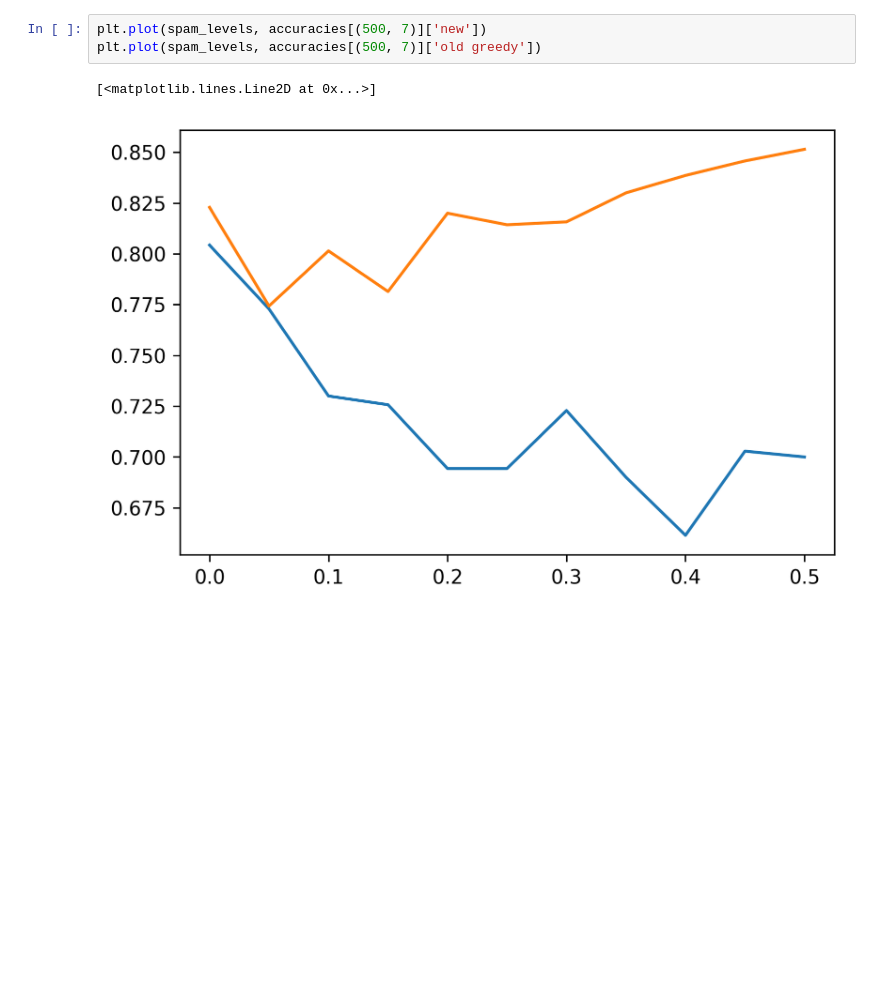
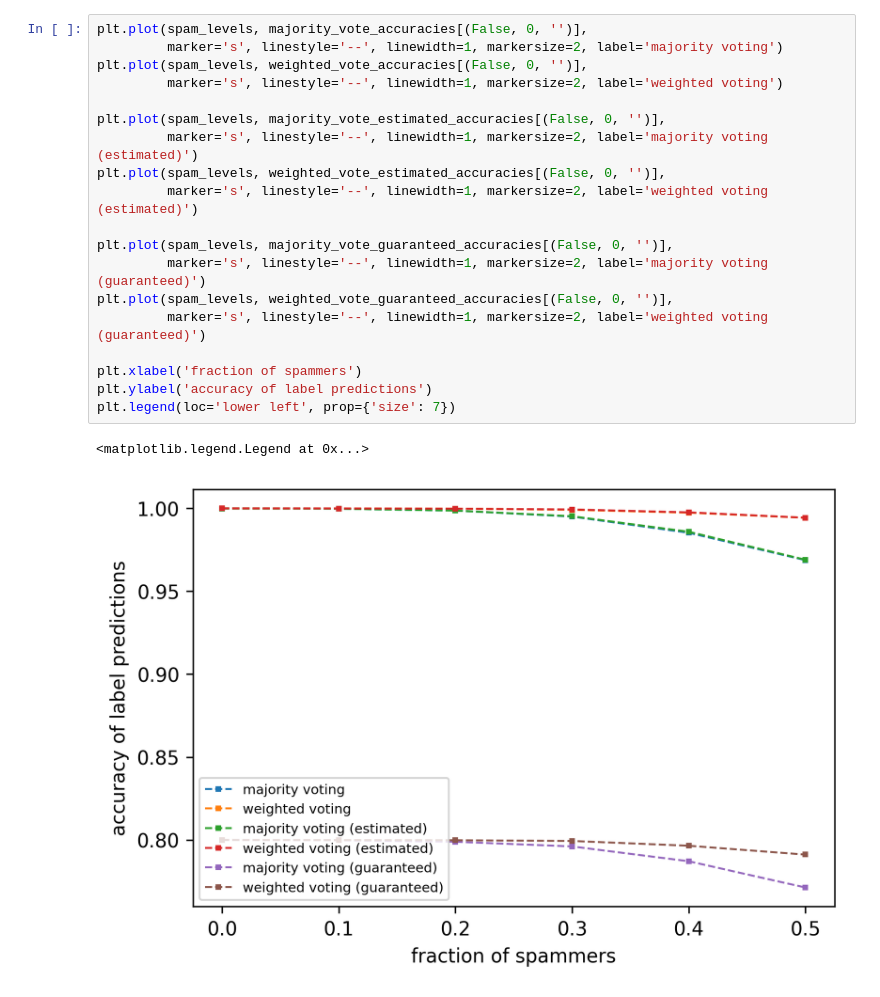
Before and after one commit to JulianAssmann/crowd_evaluation, a Jupyter notebook: visualizations/experiments/synthetic_data/accuracy_vs_spam.ipynb, the cells around one changed output. Cells and saved outputs as stored; diff of their text form; blank space fills up the shorter version.

```diff
--- a/visualizations/experiments/synthetic_data/accuracy_vs_spam.ipynb
+++ b/visualizations/experiments/synthetic_data/accuracy_vs_spam.ipynb
@@ -155,6 +211,22 @@ plt.show()
-# %%
-plt.plot(spam_levels, accuracies[(500, 7)]['new'])
-plt.plot(spam_levels, accuracies[(500, 7)]['old greedy'])
-# %% [output]
-[<matplotlib.lines.Line2D at 0x...>]
-[figure, removed]
+# %%
+plt.plot(spam_levels, majority_vote_accuracies[(False, 0, '')],
+         marker='s', linestyle='--', linewidth=1, markersize=2, label='majority voting')
+plt.plot(spam_levels, weighted_vote_accuracies[(False, 0, '')],
+         marker='s', linestyle='--', linewidth=1, markersize=2, label='weighted voting')
+
+plt.plot(spam_levels, majority_vote_estimated_accuracies[(False, 0, '')],
+         marker='s', linestyle='--', linewidth=1, markersize=2, label='majority voting (estimated)')
+plt.plot(spam_levels, weighted_vote_estimated_accuracies[(False, 0, '')],
+         marker='s', linestyle='--', linewidth=1, markersize=2, label='weighted voting (estimated)')
+
+plt.plot(spam_levels, majority_vote_guaranteed_accuracies[(False, 0, '')],
+         marker='s', linestyle='--', linewidth=1, markersize=2, label='majority voting (guaranteed)')
+plt.plot(spam_levels, weighted_vote_guaranteed_accuracies[(False, 0, '')],
+         marker='s', linestyle='--', linewidth=1, markersize=2, label='weighted voting (guaranteed)')
+
+plt.xlabel('fraction of spammers')
+plt.ylabel('accuracy of label predictions')
+plt.legend(loc='lower left', prop={'size': 7})
+# %% [output]
+<matplotlib.legend.Legend at 0x...>
+[figure, added]
```
Also changed, not shown: parts of 10 cells of this notebook, 45 other files.
